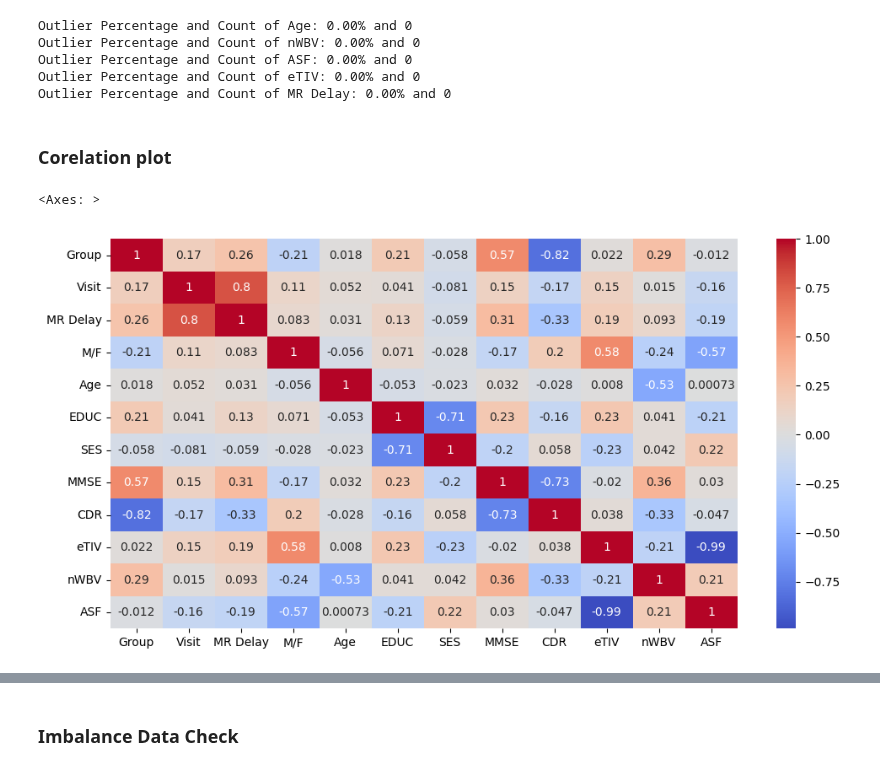
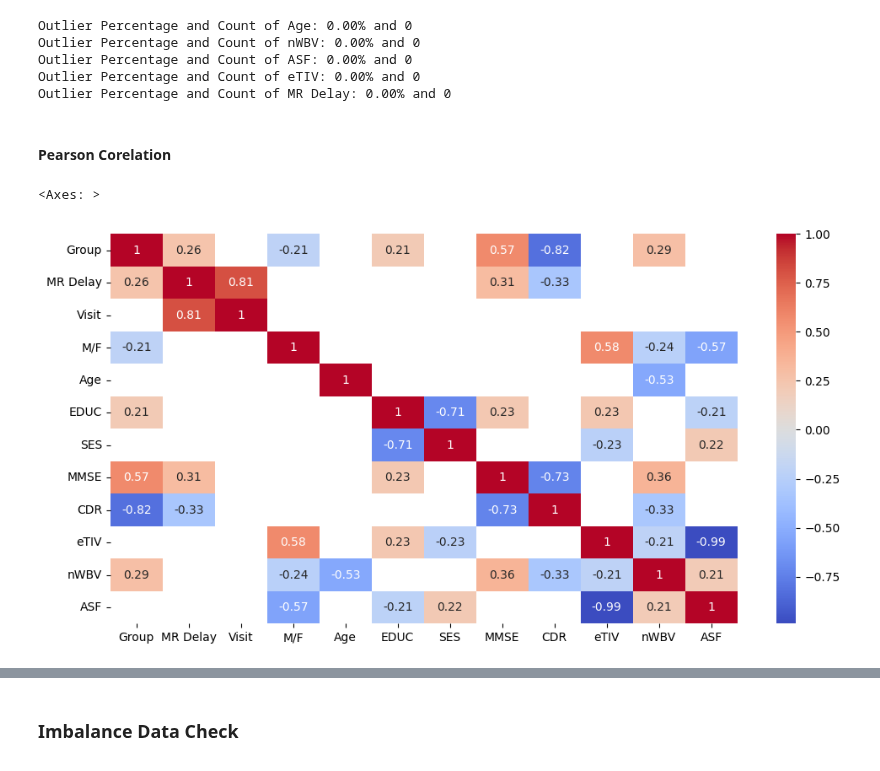
Before and after one commit to Amethyst646/ML-Learning, a Jupyter notebook: Demented and Nondemented Classification/Demented_vs_Non_Demented_Classification.ipynb, the cells around one changed output, grey strips where cells are left out. Cells and saved outputs as stored; diff of their text form; code cells hidden in the pictures.

```diff
--- a/Demented and Nondemented Classification/Demented_vs_Non_Demented_Classification.ipynb
+++ b/Demented and Nondemented Classification/Demented_vs_Non_Demented_Classification.ipynb
@@ -359,10 +421,10 @@ plt.show()
 # %%
-Coded_DS = DS.copy()
-DS_to_convert = ['Subject ID', 'Group', 'M/F']
+df_copy = df.copy().drop(columns='Visit')
+df_to_convert = ['Subject ID', 'Group', 'M/F']
 
-for col in DS_to_convert:
-  Coded_DS[col] = Coded_DS[col].astype('category').cat.codes
+for col in df_to_convert:
+  df_copy[col] = df_copy[col].astype('category').cat.codes
 # %%
-Coded_DS = Coded_DS.groupby(['Subject ID']).mean()
-Coded_DS
+coded_df = df_copy.groupby(['Subject ID']).mean()
+coded_df
 # %% [output]
@@ -382,0 +445,4 @@ Coded_DS
+# %%
+visit = df['Visit'].groupby(df_copy['Subject ID']).max()
+coded_df.insert(2,'Visit',visit)
+coded_df
@@ -611,11 +651,9 @@ Successfully installed feature-engine-1.8.2
 # %%
-from feature_engine.outliers import Winsorizer
-
 def winsorizer(df, variables, capping_method='iqr', tail='both', fold=1.5):
   winsorizer = Winsorizer(capping_method=capping_method, tail=tail, fold=fold, variables=variables)
   df_trained = winsorizer.fit_transform(df)
   return df_trained
 
-Transformed_DS = winsorizer(Coded_DS, ['eTIV','MR Delay'])
-Transformed_DS.head()
+transformed_df = winsorizer(coded_df, ['eTIV','MR Delay'])
+transformed_df.head()
 # %% [output]
@@ -639,11 +681,12 @@ Outlier Percentage and Count of ASF: 0.00% and 0
 Outlier Percentage and Count of eTIV: 0.00% and 0
 Outlier Percentage and Count of MR Delay: 0.00% and 0
 # %% [markdown]
-### Corelation plot
+#### Pearson Corelation
 # %%
 plt.figure(figsize=(12,6))
-corr = Transformed_DS.corr()
-sns.heatmap(corr,annot=True,cmap='coolwarm')
+corr = transformed_df.corr()
+masks = (abs(corr)<=0.2)
+sns.heatmap(corr,annot=True,cmap='coolwarm',mask=masks)
 # %% [output]
 <Axes: >
-[figure, old version]
+[figure, new version]
```
Also changed, not shown: parts of 118 cells of this notebook.
